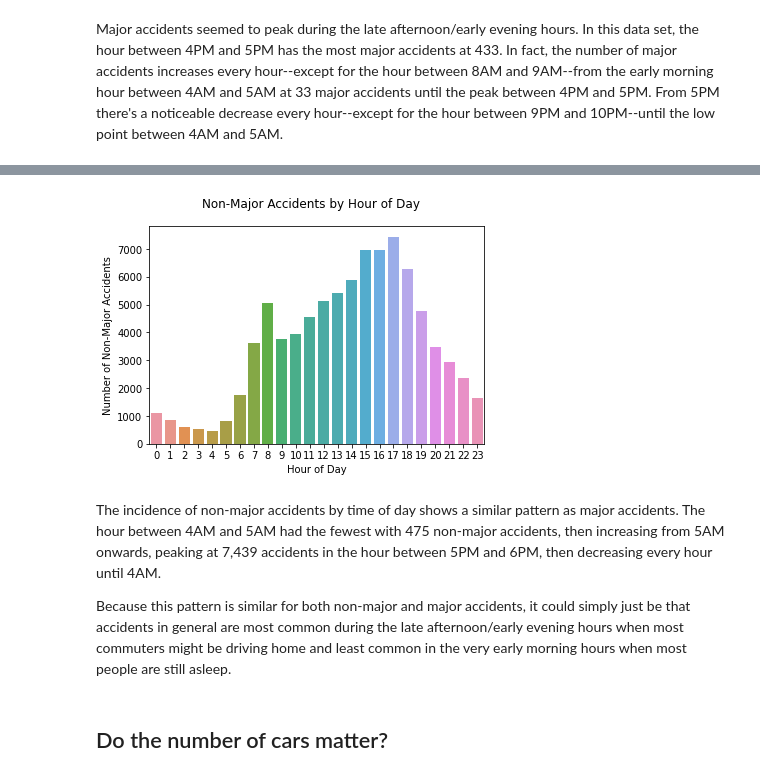
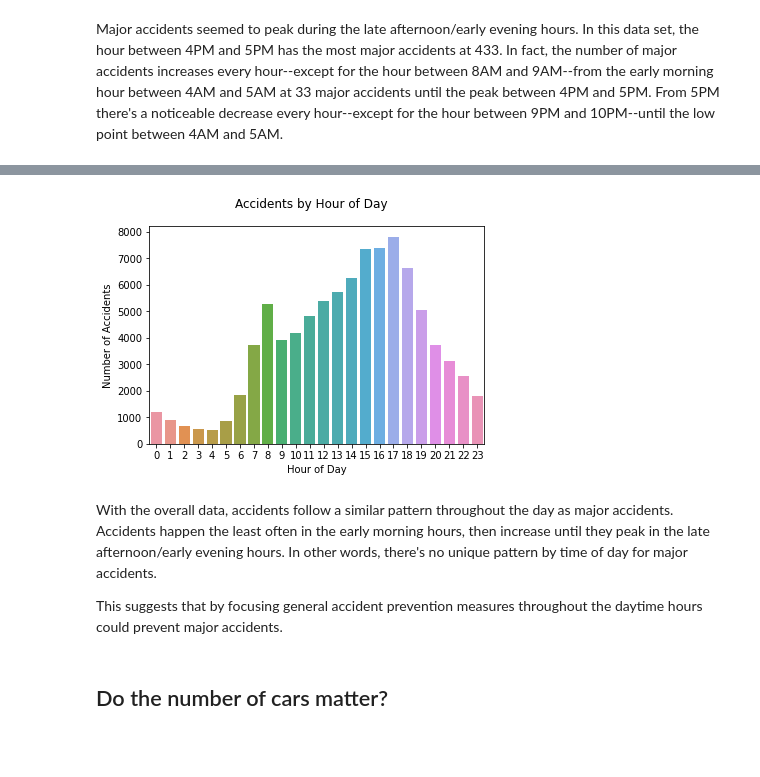
Before and after one commit to teruki-i/high_fatality_accidents, a Jupyter notebook: notebook.ipynb, the cells around one changed output, grey strips where cells are left out. Saved outputs shown, nothing was run; the diff lists cells and outputs as text; code cells hidden in the pictures; blank space fills up the shorter version.

```diff
--- a/notebook.ipynb
+++ b/notebook.ipynb
@@ -113,3 +71,7 @@ memory usage: 19.5+ MB
+# %%
+# create column for months
+accidents['date'] = pd.to_datetime(accidents['date'])
+accidents['month'] = accidents['date'].dt.month
 # %%
 # look up keys for urban or rural areas
 urban_rural=lookup[lookup['field name']=='urban_or_rural_area']
@@ -315,15 +177,15 @@ Name: hour, dtype: int64
 # %%
 # plot non-major accidents by time of day
-sns.countplot(x='hour', data=non_major)
-plt.ylabel('Number of Non-Major Accidents')
+sns.countplot(x='hour', data=accidents)
+plt.ylabel('Number of Accidents')
 plt.xlabel('Hour of Day')
-plt.suptitle('Non-Major Accidents by Hour of Day')
+plt.suptitle('Accidents by Hour of Day')
 plt.show()
 # %% [output]
-[figure, old version]
+[figure, new version]
 # %% [markdown]
-The incidence of non-major accidents by time of day shows a similar pattern as major accidents. The hour between 4AM and 5AM had the fewest with 475 non-major accidents, then increasing from 5AM onwards, peaking at 7,439 accidents in the hour between 5PM and 6PM, then decreasing every hour until 4AM.
+With the overall data, accidents follow a similar pattern throughout the day as major accidents. Accidents happen the least often in the early morning hours, then increase until they peak in the late afternoon/early evening hours. In other words, there's no unique pattern by time of day for major accidents.
 
-Because this pattern is similar for both non-major and major accidents, it could simply just be that accidents in general are most common during the late afternoon/early evening hours when most commuters might be driving home and least common in the very early morning hours when most people are still asleep.
+This suggests that by focusing general accident prevention measures throughout the daytime hours could prevent major accidents.
 # %% [markdown]
 ## Do the number of cars matter?
```
Also changed, not shown: parts of 31 cells of this notebook.
